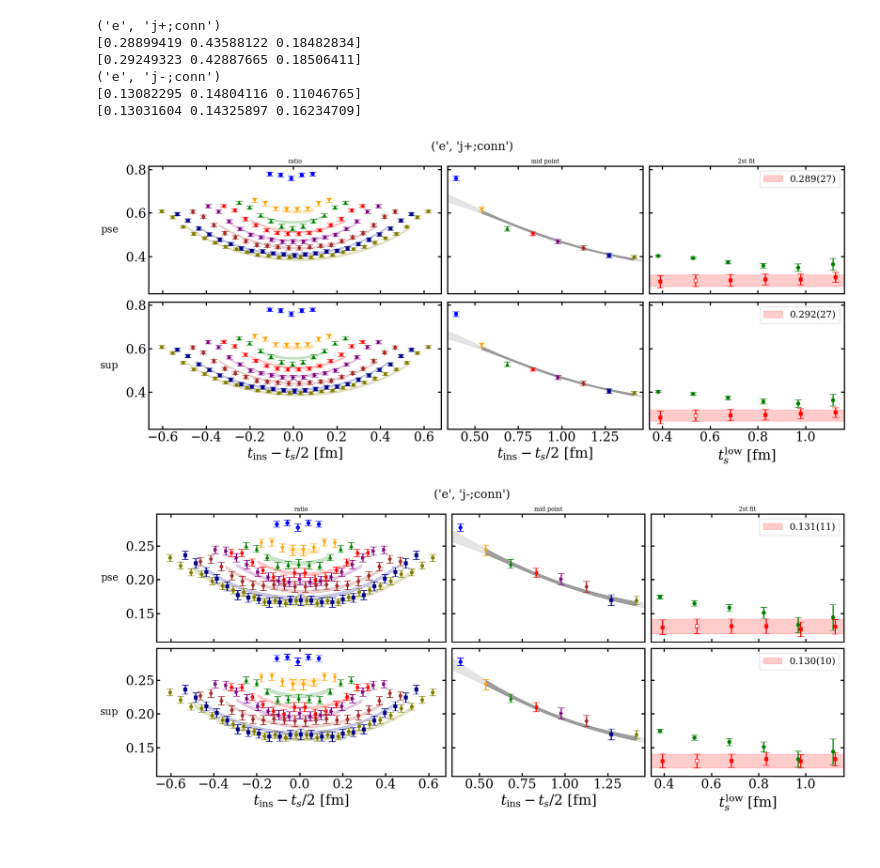
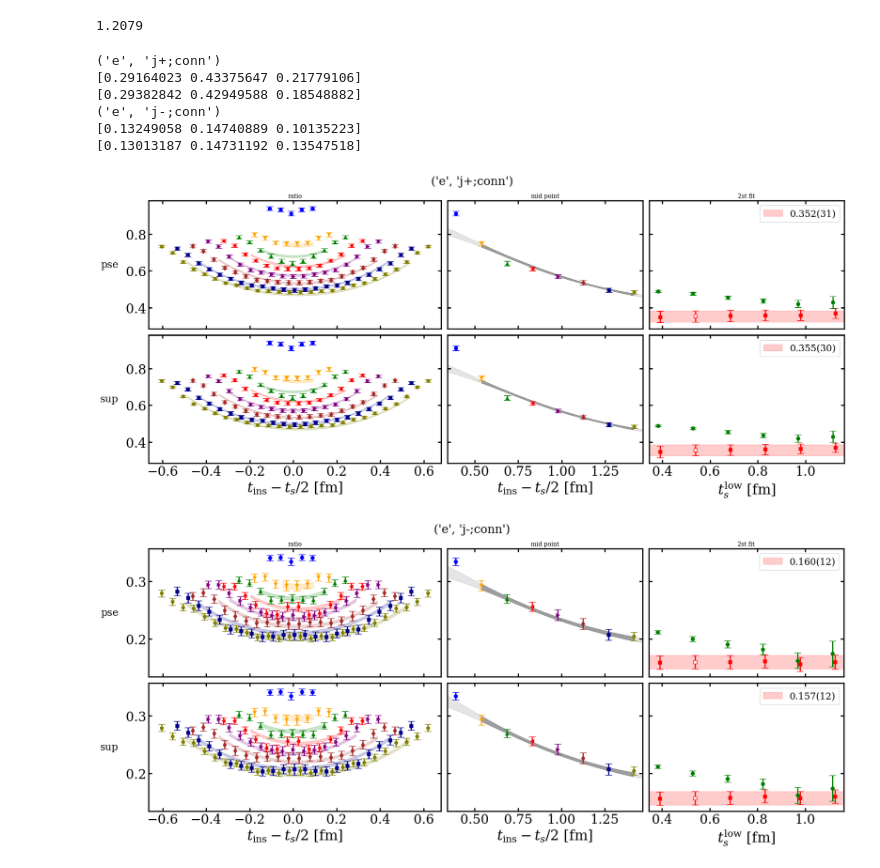
Before and after one commit to lee14916/glwc3, a Jupyter notebook: project2/05_moments/check_conn1D_unmatchedCfgs.ipynb, the cells around one changed output. Saved outputs shown, nothing was run; the diff lists cells and outputs as text; code cells hidden in the pictures.

```diff
--- a/project2/05_moments/check_conn1D_unmatchedCfgs.ipynb
+++ b/project2/05_moments/check_conn1D_unmatchedCfgs.ipynb
@@ -18,6 +21,13 @@ path=f'pkl/analysis_c2pt/reg_ignore/ens2pars_jk_meffnst_selected.pkl'
+# %%
+path='data_aux/RCs_np.pkl'
+with open(path,'rb') as f:
+    ens2RCs_np_me=pickle.load(f)
+ens2RCs_np_me['e']['Zqq(mu=nu)']
+# %% [output]
+1.2079
 # %%
 pars_jk_meff2st=ens2pars_jk_meff2st[ens]
-path='dataPrepare/cE211.044.112/data_aux/cfgs_run'
+path='dataPrepare/cE211.044.112/data_aux/cfgs_sup_all'
 with open(path,'r') as f:
     cfgs_run=f.read().splitlines()
 
@@ -129,41 +139,41 @@ def createDic(tf2ratio):
     pars_jk,probs_jk,fits=fit_2st_MA
     print(np.mean(pars_jk,axis=0))
 
     dic={
         'base:[tf2ratio,fits_band,fits_const,fits_sum,fits_2st]':[tf2ratio,None,None,fits_sum,fits_2st],
         'WAMA:[fit_band_WA,fit_const_MA,fit_sum_MA,fit_2st_MA]':[None,None,None,fit_2st_MA],
         'rainbow:[tfmin,tfmax,tcmin,dt]':[None,None,2,None],
         # 'fit_sum:[tfmin_min,tfmin_max,tcmin_min,tcmin_max,dtf,dtc]':[None,None,2,5,None,None],
         # 'fit_2st:[tfmin_min,tfmin_max,tcmin_min,tcmin_max,dtf,dtc]':[None,None,None,None,None,None],
         'fit_2st_rainbow_midpoint:[fittype,pars_jk_meff2st]':[fittype,pars_jk_meff2st],
-        'xunit':yu.ens2a[ens],
+        'xunit':yu.ens2a[ens], 'yunit':ens2RCs_np_me['e']['Zqq(mu=nu)'],
     }
     dic_sum={
         'base:[tf2ratio,fits_band,fits_const,fits_sum,fits_2st]':[None,None,None,fits_sum,None],
         'fit_sum:[tfmin_min,tfmin_max,tcmin_min,tcmin_max,dtf,dtc]':[None,None,None,None,None,None],
-        'xunit':yu.ens2a[ens],
+        'xunit':yu.ens2a[ens], 'yunit':ens2RCs_np_me['e']['Zqq(mu=nu)'],
         'shift:[rainbow,midpoint,fit]':[0,0,-0.2],
     }
     return dic,dic_sum
 
 for key in keys:
     print(key)
     t1=createDic(key2tf2ratio_pseudo[key])
     t2=createDic(key2tf2ratio_sup[key])
     fig,axs=yu.makePlot_3pt([t1[0],t2[0]],shows=['rainbow','midpoint','fit_2st'],oddmidQ=True,sharey=True)
     fig,axs=yu.makePlot_3pt([t1[1],t2[1]],shows=['rainbow','rainbow','fit_sum'],figAxs=(fig,axs),colors_fit=['g'],fmts_fit=['o'],colHeaders=None)
     fig.suptitle(key)
     yu.addRowHeader(axs,['pse','sup'])
     yu.finalizePlot()
 # %% [output]
 ('e', 'j+;conn')
-[0.28899419 0.43588122 0.18482834]
-[0.29249323 0.42887665 0.18506411]
+[0.29164023 0.43375647 0.21779106]
+[0.29382842 0.42949588 0.18548882]
 ('e', 'j-;conn')
-[0.13082295 0.14804116 0.11046765]
-[0.13031604 0.14325897 0.16234709]
+[0.13249058 0.14740889 0.10135223]
+[0.13013187 0.14731192 0.13547518]
-[figure, old version]
+[figure, new version]
-[figure, old version]
+[figure, new version]
 # %%
 symmetrizeQ=True
 def createDic(tf2ratio):
```
Also changed, not shown: parts of 2 cells of this notebook, 35 other files.
